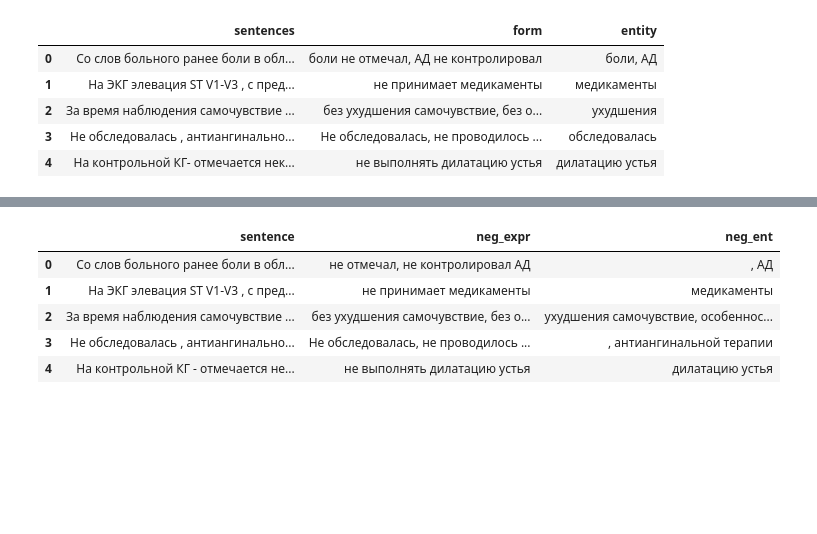
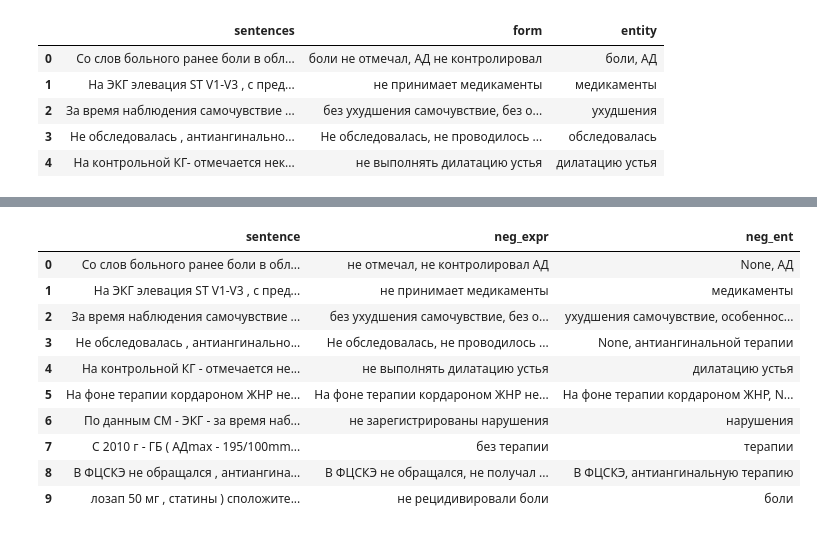
Before and after one commit to nastyafunkner/medical_nlp, a Jupyter notebook: Example.ipynb, the cells around one changed output, grey strips where cells are left out. Drawn from its saved outputs; the diff is of its cells as text; code cells hidden in the pictures; blank space fills up the shorter version.

```diff
--- a/Example.ipynb
+++ b/Example.ipynb
@@ -47,0 +71,11 @@ print([('ВК: '+ent.text, 'Метка: '+str(ent._.timestamp), 'Нормаль
+# %%
+result = processor.process(parsed_sentences=parsed_sentences, to_dataframe=True)
+result = result[520:]
+df['result'] = result.time_expr
+df = df.fillna('')
+from sklearn.metrics import accuracy_score
+pd.set_option('display.max_rows', 1000)
+
+print(accuracy_score(df.value, df.result))
+print(df[df.value!=df.result].shape[0])
+df[df.value!=df.result]
@@ -60,9 +113,9 @@ result.head()
 # %%
 import pandas as pd
 
-df = pd.read_csv('data/train_neg.csv', index_col=0)
-df = df[:100]
-df.head()
+df_neg = pd.read_csv('data/train_neg.csv', index_col=0)
+df_neg = df_neg[:100]
+df_neg.head()
 # %% [output]
 |  | sentences | form | entity |
 | 0 | Со слов больного ранее боли в обл... | боли не отмечал, АД не контролировал | боли, АД |
@@ -94,12 +128,17 @@ from negations import negations
 
 negator = negations.Negator()
 # %%
-result = negator.process(sentence=df.sentences.values, parser=parser, to_dataframe=True)
-result.head()
+result = negator.process(sentence=df_neg.sentences.values, parser=parser, to_dataframe=True)
+result.head(10)
 # %% [output]
 |  | sentence | neg_expr | neg_ent |
-| 0 | Со слов больного ранее боли в обл... | не отмечал, не контролировал АД | , АД |
+| 0 | Со слов больного ранее боли в обл... | не отмечал, не контролировал АД | None, АД |
 | 1 | На ЭКГ элевация ST V1-V3 , с пред... | не принимает медикаменты | медикаменты |
 | 2 | За время наблюдения самочувствие ... | без ухудшения самочувствие, без о... | ухудшения самочувствие, особеннос... |
-| 3 | Не обследовалась , антиангинально... | Не обследовалась, не проводилось ... | , антиангинальной терапии |
+| 3 | Не обследовалась , антиангинально... | Не обследовалась, не проводилось ... | None, антиангинальной терапии |
 | 4 | На контрольной КГ - отмечается не... | не выполнять дилатацию устья | дилатацию устья |
+| 5 | На фоне терапии кордароном ЖНР не... | На фоне терапии кордароном ЖНР не... | На фоне терапии кордароном ЖНР, N... |
+| 6 | По данным СМ - ЭКГ - за время наб... | не зарегистрированы нарушения | нарушения |
+| 7 | С 2010 г - ГБ ( АДmax - 195/100mm... | без терапии | терапии |
+| 8 | В ФЦСКЭ не обращался , антиангина... | В ФЦСКЭ не обращался, не получал ... | В ФЦСКЭ, антиангинальную терапию |
+| 9 | лозап 50 мг , статины ) сположите... | не рецидивировали боли | боли |
```
Also changed, not shown: parts of 12 cells of this notebook, 5 other files.
